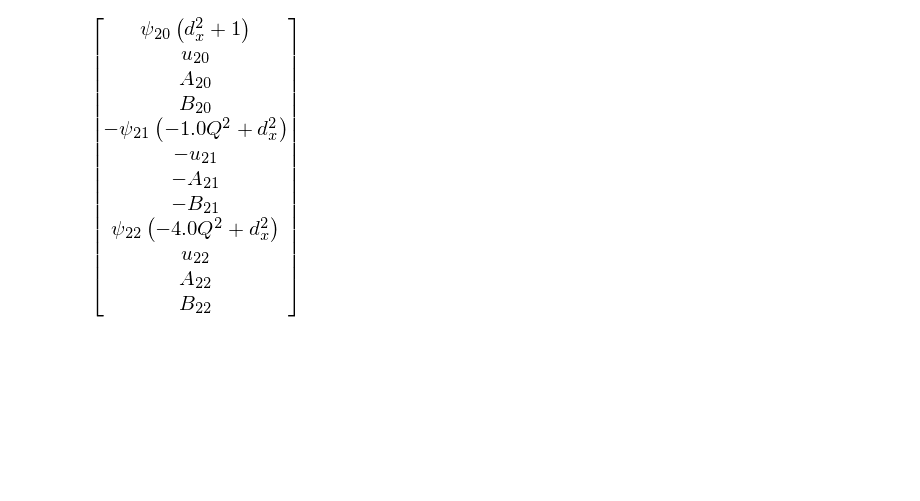
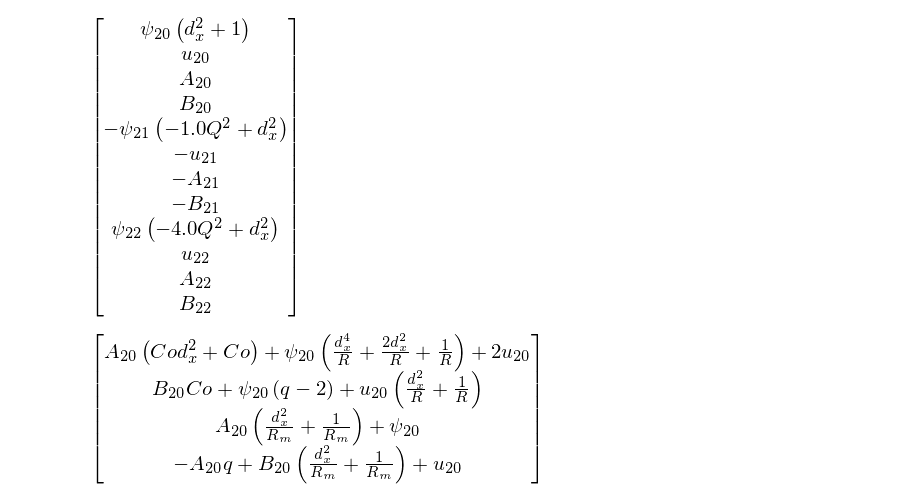
Before and after one commit to jsoishi/weakly_nonlinear_mri, a Jupyter notebook: python/adjoint solution.ipynb, the cells around one changed output. Saved outputs shown, nothing was run; the diff lists cells and outputs as text; code cells hidden in the pictures; blank space fills up the shorter version.

Commit message:
current plots

```diff
--- a/python/adjoint solution.ipynb
+++ b/python/adjoint solution.ipynb
@@ -274,2 +274,6 @@ Dbig = Matrix([[(dx**2 + dz**2), 0, 0, 0, 0, 0, 0, 0, 0, 0, 0, 0],
 # %% [output]
 [figure]
+# %%
+(L*V20).subs(dz, 1)
+# %% [output]
+[figure, added]
```
Also changed, not shown: parts of 1 cell of this notebook, 3 other files.
